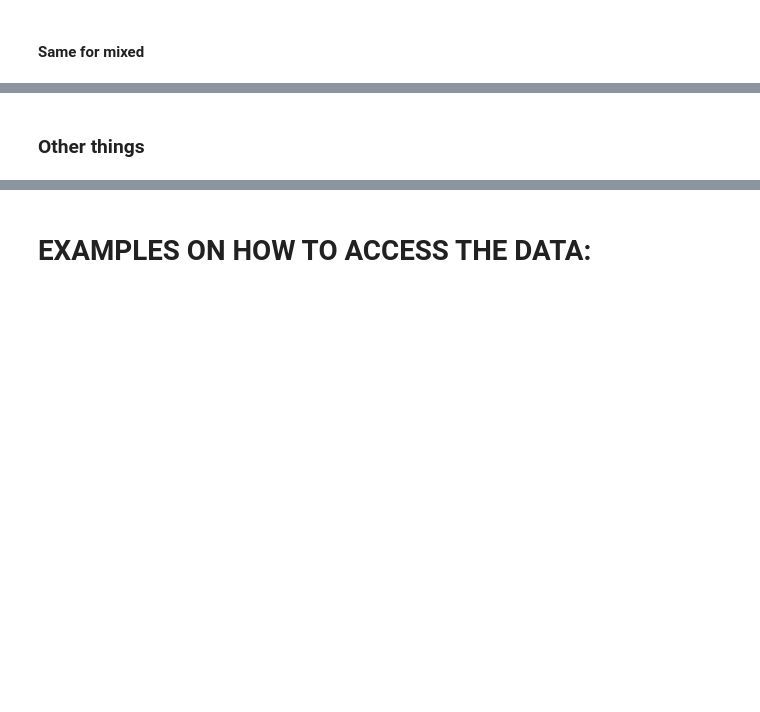
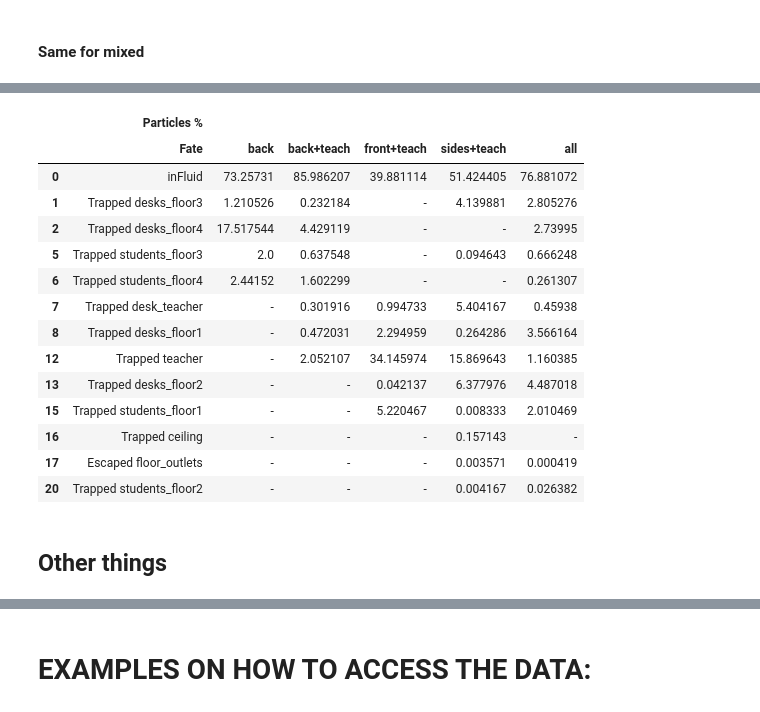
Before and after one commit to socrates-ferna/fluentdpm-posproc, a Jupyter notebook: analysis.ipynb, the cells around one changed output, grey strips where cells are left out. Cells and saved outputs as stored; diff of their text form; code cells hidden in the pictures; blank space fills up the shorter version.

```diff
--- a/analysis.ipynb
+++ b/analysis.ipynb
@@ -260,2 +290,22 @@ functions.plotagainsttime(newtimesmixdict,fates,mix=True,savefig=True)
+# %%
+resdf = functions.dropfates(resdf,['mouth','Trapped '+r'floor\d{1,2}'])
+# %%
+resdf
+# %% [output]
+|  | Particles % |  |  |  |  |  |
+|  | Fate | back | back+teach | front+teach | sides+teach | all |
+| 0 | inFluid | 73.25731 | 85.986207 | 39.881114 | 51.424405 | 76.881072 |
+| 1 | Trapped desks_floor3 | 1.210526 | 0.232184 | - | 4.139881 | 2.805276 |
+| 2 | Trapped desks_floor4 | 17.517544 | 4.429119 | - | - | 2.73995 |
+| 5 | Trapped students_floor3 | 2.0 | 0.637548 | - | 0.094643 | 0.666248 |
+| 6 | Trapped students_floor4 | 2.44152 | 1.602299 | - | - | 0.261307 |
+| 7 | Trapped desk_teacher | - | 0.301916 | 0.994733 | 5.404167 | 0.45938 |
+| 8 | Trapped desks_floor1 | - | 0.472031 | 2.294959 | 0.264286 | 3.566164 |
+| 12 | Trapped teacher | - | 2.052107 | 34.145974 | 15.869643 | 1.160385 |
+| 13 | Trapped desks_floor2 | - | - | 0.042137 | 6.377976 | 4.487018 |
+| 15 | Trapped students_floor1 | - | - | 5.220467 | 0.008333 | 2.010469 |
+| 16 | Trapped ceiling | - | - | - | 0.157143 | - |
+| 17 | Escaped floor_outlets | - | - | - | 0.003571 | 0.000419 |
+| 20 | Trapped students_floor2 | - | - | - | 0.004167 | 0.026382 |
 # %% [markdown]
-### Other things
+## Other things
```
Also changed, not shown: parts of 52 cells of this notebook, 1 other file.
